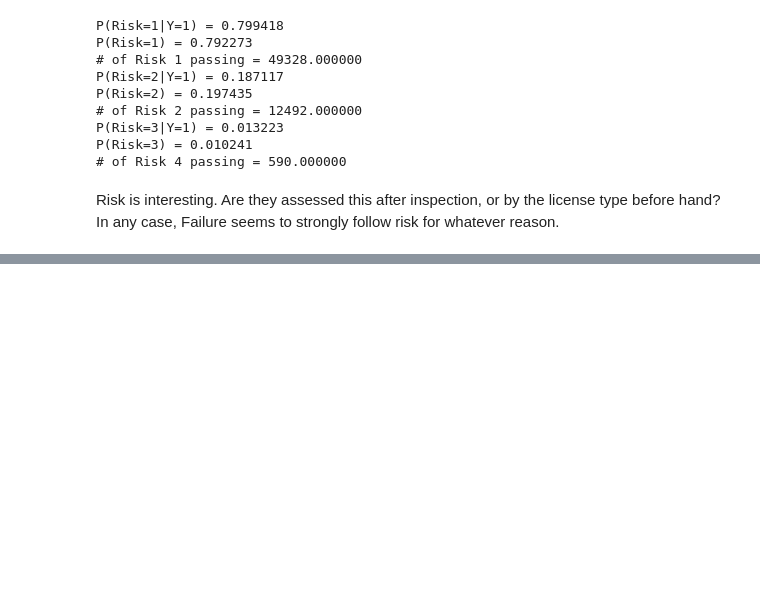
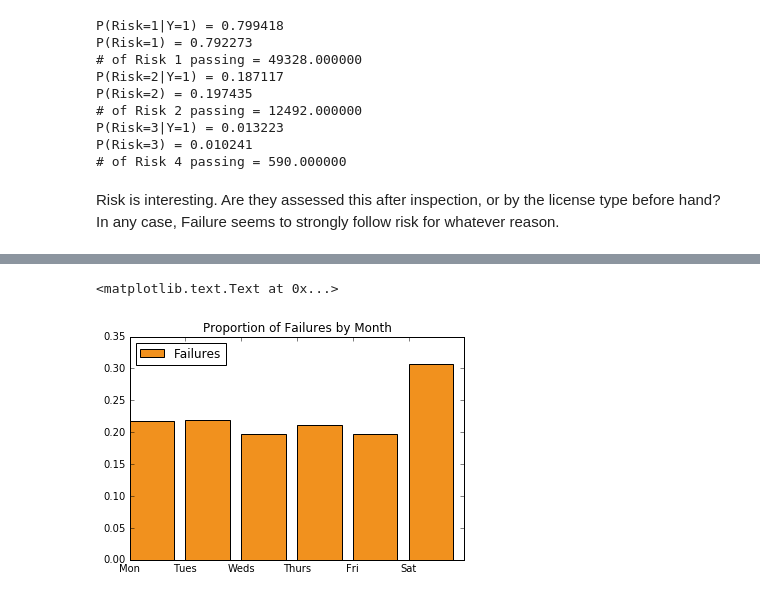
Before and after one commit to angelok1/cs109project, a Jupyter notebook: Food_Inspections.ipynb, the cells around one changed output, grey strips where cells are left out. Cells and saved outputs as stored; diff of their text form; code cells hidden in the pictures; blank space fills up the shorter version.

```diff
--- a/Food_Inspections.ipynb
+++ b/Food_Inspections.ipynb
@@ -352,0 +409,14 @@ Risk is interesting. Are they assessed this after inspection, or by the license
+# %%
+failures = rest[rest["Y"] == 1]
+day_fail_grp = failures[["Results"]].groupby(failures["inspection_dt"].dt.weekday).count()
+day_fail_grp = day_fail_grp.reset_index()
+
+day_all_grp = rest[["Results"]].groupby(rest["inspection_dt"].dt.weekday).count()
+day_all_grp = day_all_grp.reset_index()
+
+df_by_day = pd.DataFrame()
+df_by_day["failures"] = day_fail_grp["Results"]
+df_by_day["total"] = day_all_grp["Results"]
+df_by_day["fail_prop"] = df_by_day["failures"]/df_by_day["total"]
+
+df_by_day
@@ -352,0 +431,8 @@ Risk is interesting. Are they assessed this after inspection, or by the license
+# %%
+plt.bar([0,1,2,3,4,5],df_by_day["fail_prop"], label="Failures", color='#F1911E')
+plt.xticks([0,1,2,3,4,5], ("Mon", "Tues", "Weds", "Thurs", "Fri", "Sat"))
+plt.legend(loc="best")
+plt.title("Proportion of Failures by Month")
+# %% [output]
+<matplotlib.text.Text at 0x...>
+[figure, added]
```
Also changed, not shown: parts of 8 cells of this notebook.
